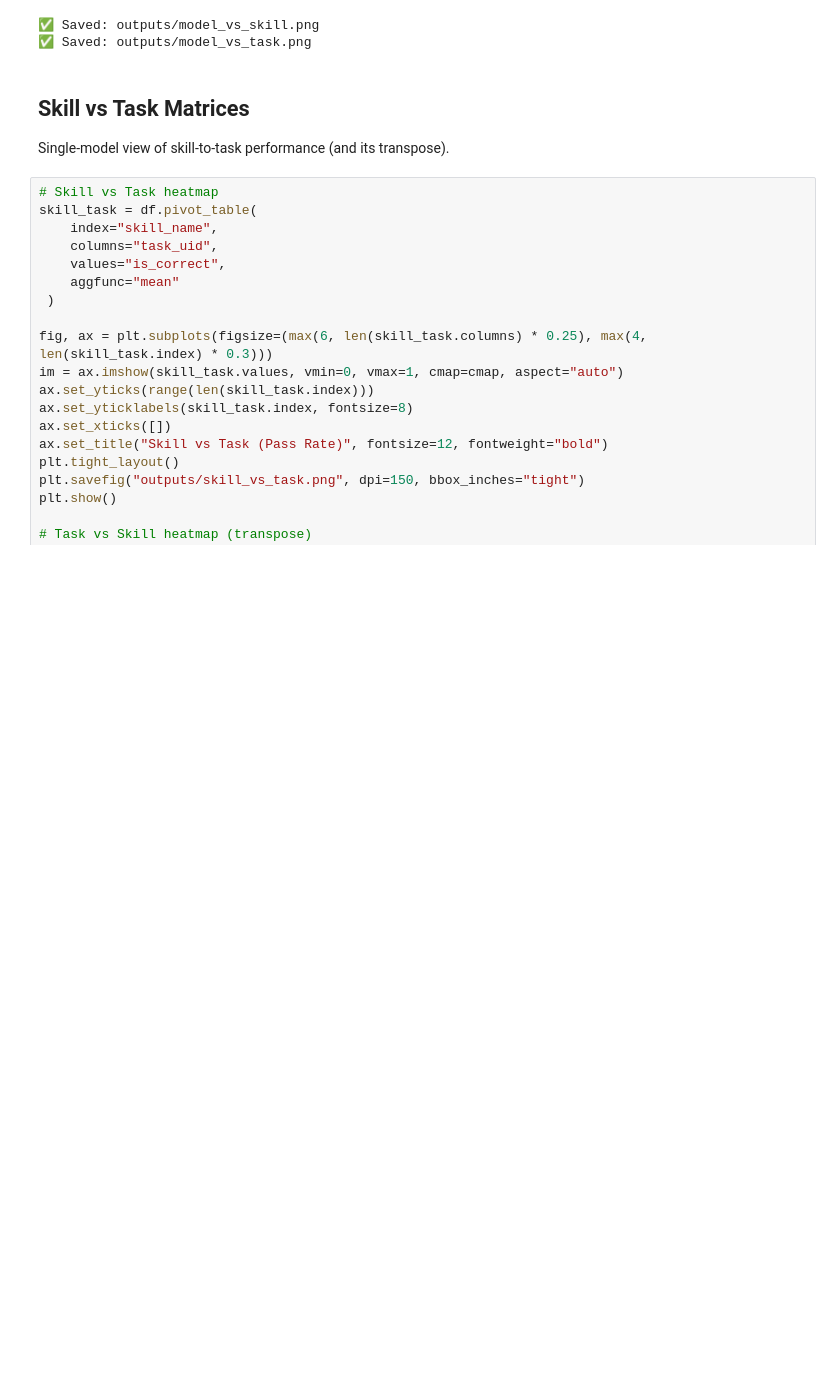
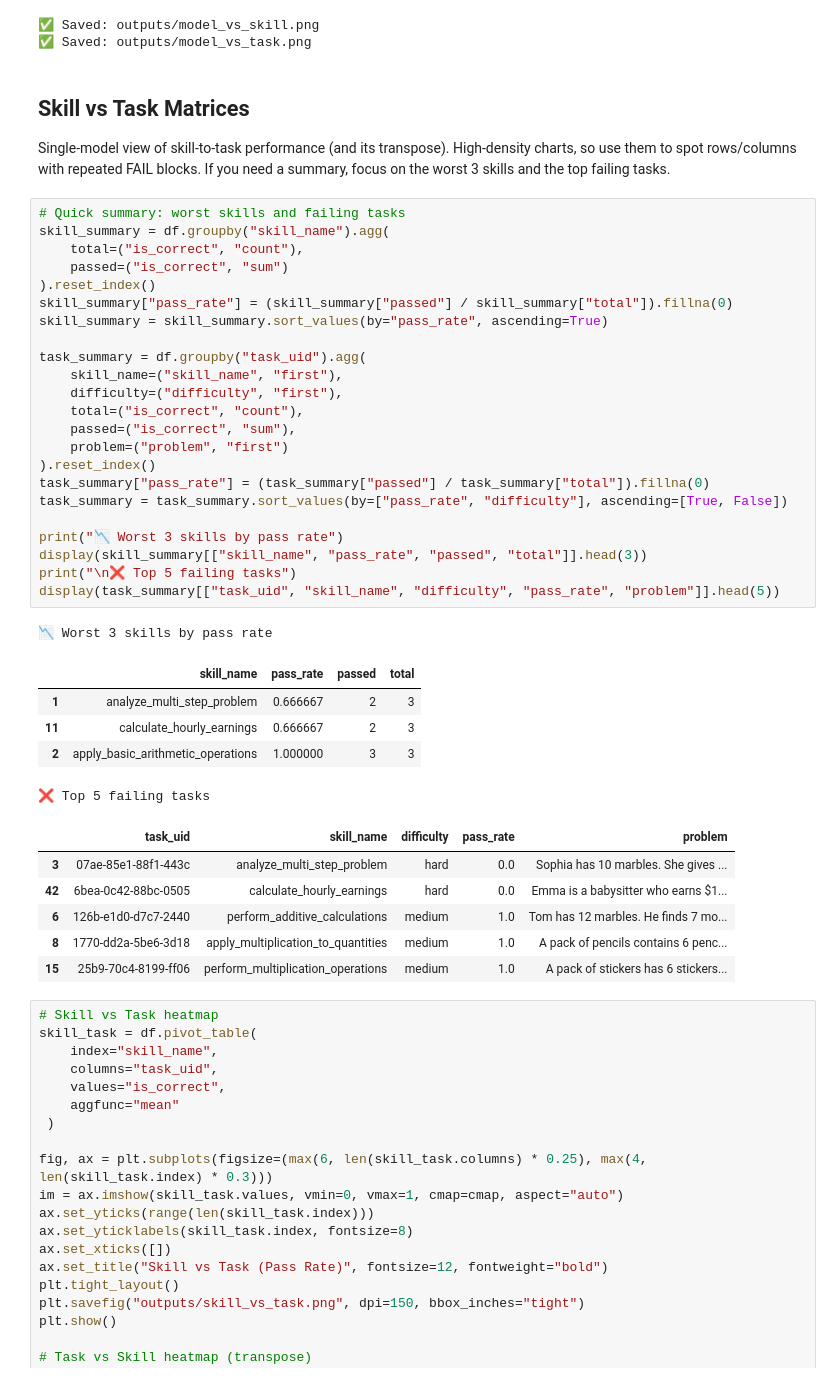
Before and after one commit to miku1001/llm-skills-pipeline, a Jupyter notebook: analyze_evalution.ipynb, the cells around one changed output. Drawn from its saved outputs; the diff is of its cells as text; blank space fills up the shorter version.

Commit message:
Add skill/task matrices and summary analysis to notebook

```diff
--- a/analyze_evalution.ipynb
+++ b/analyze_evalution.ipynb
@@ -296,6 +296,44 @@ print("✅ Saved: outputs/model_vs_task.png")
 ## Skill vs Task Matrices
 
 Single-model view of skill-to-task performance (and its transpose).
+High-density charts, so use them to spot rows/columns with repeated FAIL blocks.
+If you need a summary, focus on the worst 3 skills and the top failing tasks.
+# %%
+# Quick summary: worst skills and failing tasks
+skill_summary = df.groupby("skill_name").agg(
+    total=("is_correct", "count"),
+    passed=("is_correct", "sum")
+).reset_index()
+skill_summary["pass_rate"] = (skill_summary["passed"] / skill_summary["total"]).fillna(0)
+skill_summary = skill_summary.sort_values(by="pass_rate", ascending=True)
+
+task_summary = df.groupby("task_uid").agg(
+    skill_name=("skill_name", "first"),
+    difficulty=("difficulty", "first"),
+    total=("is_correct", "count"),
+    passed=("is_correct", "sum"),
+    problem=("problem", "first")
+).reset_index()
+task_summary["pass_rate"] = (task_summary["passed"] / task_summary["total"]).fillna(0)
+task_summary = task_summary.sort_values(by=["pass_rate", "difficulty"], ascending=[True, False])
+
+print("📉 Worst 3 skills by pass rate")
+display(skill_summary[["skill_name", "pass_rate", "passed", "total"]].head(3))
+print("\n❌ Top 5 failing tasks")
+display(task_summary[["task_uid", "skill_name", "difficulty", "pass_rate", "problem"]].head(5))
+# %% [output]
+📉 Worst 3 skills by pass rate
+|  | skill_name | pass_rate | passed | total |
+| 1 | analyze_multi_step_problem | 0.666667 | 2 | 3 |
+| 11 | calculate_hourly_earnings | 0.666667 | 2 | 3 |
+| 2 | apply_basic_arithmetic_operations | 1.000000 | 3 | 3 |
+❌ Top 5 failing tasks
+|  | task_uid | skill_name | difficulty | pass_rate | problem |
+| 3 | 07ae-85e1-88f1-443c | analyze_multi_step_problem | hard | 0.0 | Sophia has 10 marbles. She gives ... |
+| 42 | 6bea-0c42-88bc-0505 | calculate_hourly_earnings | hard | 0.0 | Emma is a babysitter who earns $1... |
+| 6 | 126b-e1d0-d7c7-2440 | perform_additive_calculations | medium | 1.0 | Tom has 12 marbles. He finds 7 mo... |
+| 8 | 1770-dd2a-5be6-3d18 | apply_multiplication_to_quantities | medium | 1.0 | A pack of pencils contains 6 penc... |
+| 15 | 25b9-70c4-8199-ff06 | perform_multiplication_operations | medium | 1.0 | A pack of stickers has 6 stickers... |
 # %%
 # Skill vs Task heatmap
 skill_task = df.pivot_table(
```
